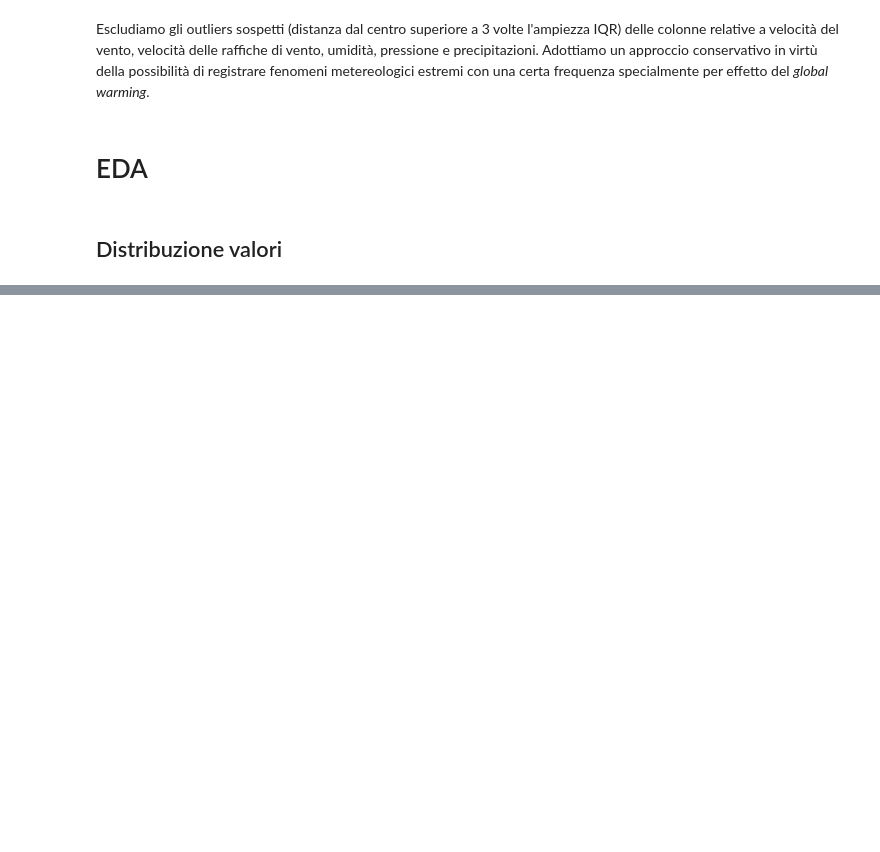
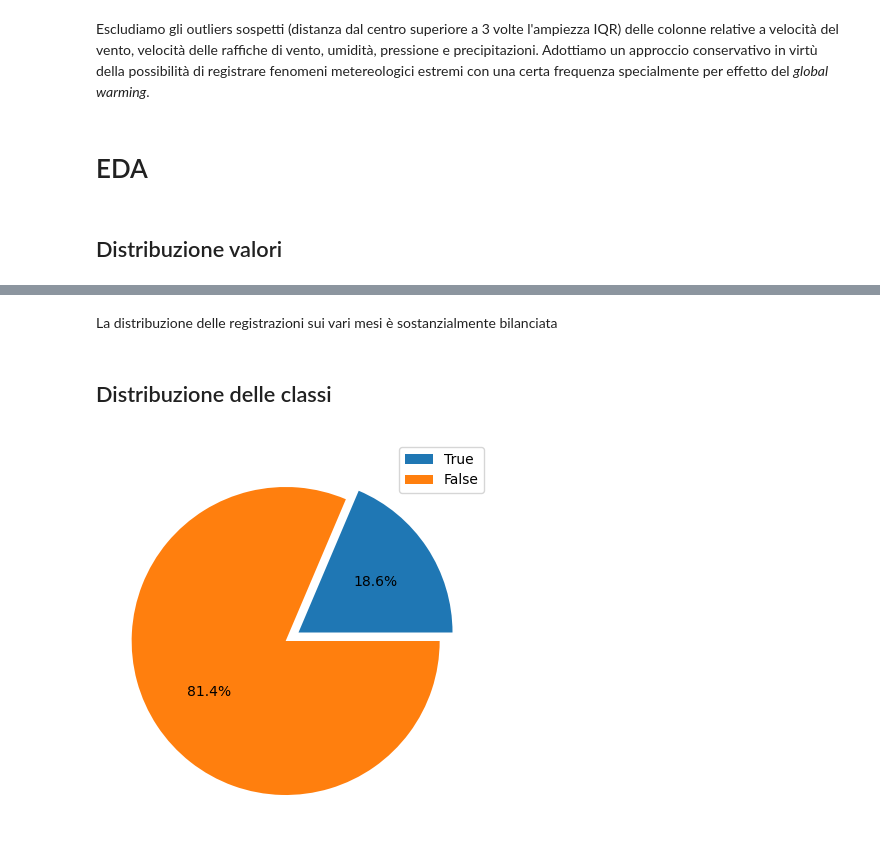
Before and after one commit to aka-buccia/progetto-statistica, a Jupyter notebook: reports/report.ipynb, the cells around one changed output, grey strips where cells are left out. Saved outputs shown, nothing was run; the diff lists cells and outputs as text; code cells hidden in the pictures; blank space fills up the shorter version.

```diff
--- a/reports/report.ipynb
+++ b/reports/report.ipynb
@@ -282,0 +298,14 @@ plt.show()
+# %% [markdown]
+La distribuzione delle registrazioni sui vari mesi è sostanzialmente bilanciata
+# %% [markdown]
+## Distribuzione delle classi
+# %%
+#Percentuale di record con meteo per bbq
+plt.figure(figsize = (5,5))
+plt.pie(df["BBQ"].value_counts().sort_index()[::-1],
+        explode=[0, 0.1],
+        autopct='%.1f%%')
+plt.legend(["True", "False"]);
+plt.show()
+# %% [output]
+[figure, added]
```
Also changed, not shown: parts of 19 cells of this notebook, 1 other file.
